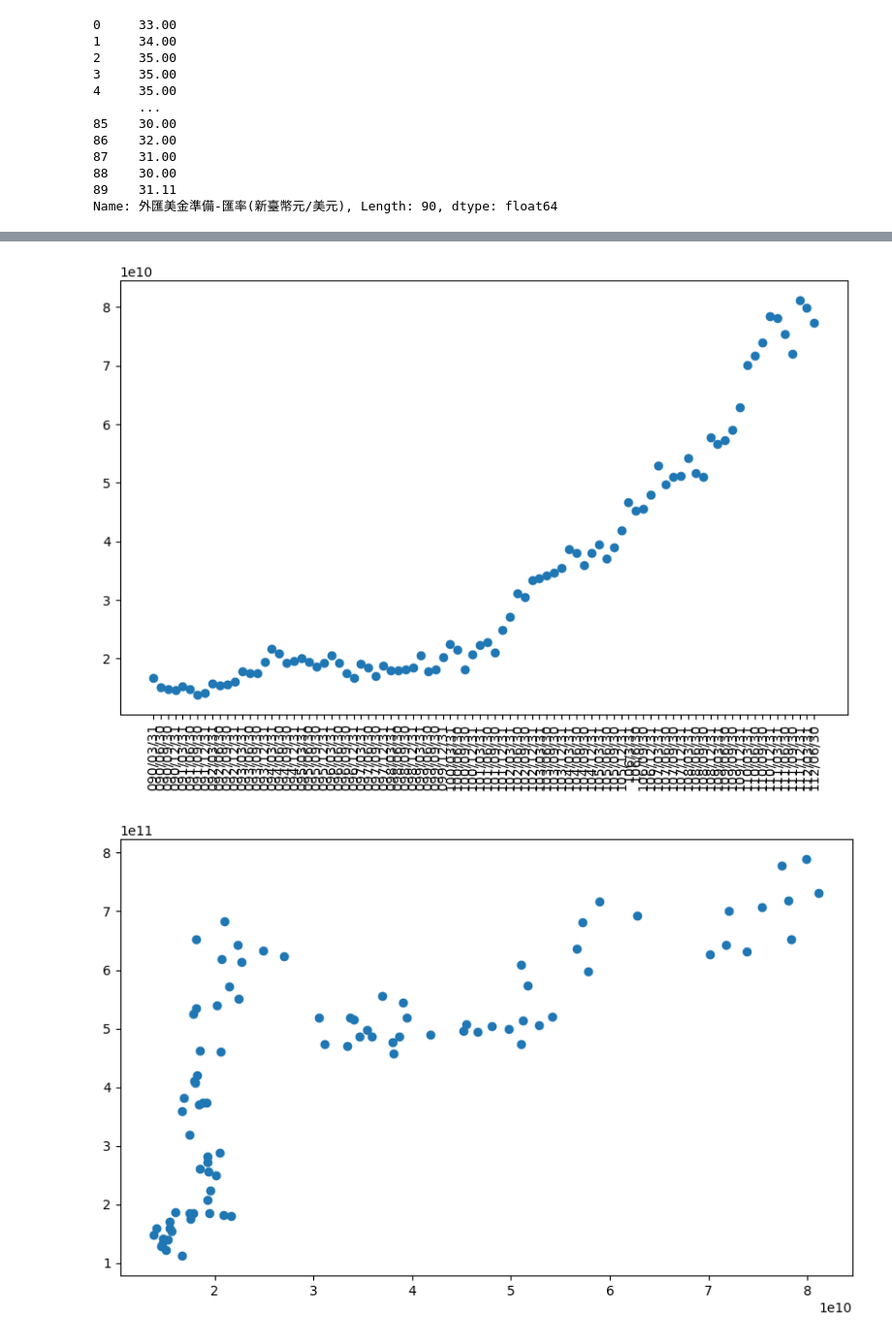
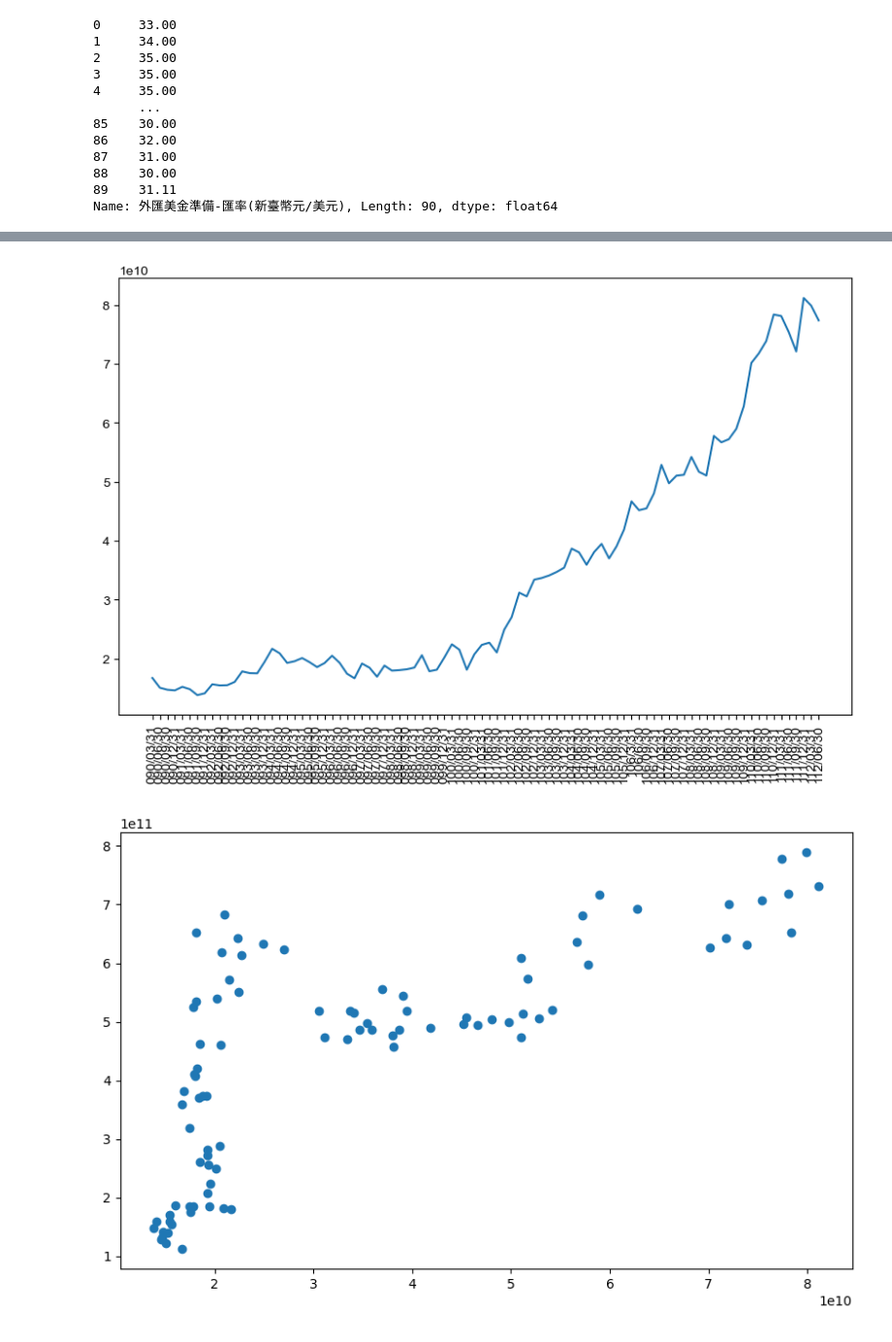
Before and after one commit to Timmylin02/Tingyu, a Jupyter notebook: HW1.ipynb, the cells around one changed output, grey strips where cells are left out. Shown at 97% size. Drawn from its saved outputs; the diff is of its cells as text; code cells hidden in the pictures.

```diff
--- a/HW1.ipynb
+++ b/HW1.ipynb
@@ -84,17 +84,17 @@ fig.show()
 # %%
 #圖表設定(時間和外匯美金的關係)
 
 X=df['日期']
 Y=df['外匯美金準備-美元']
 
 fig, ax = plt.subplots(figsize=(10, 6))
 x_ticks = np.arange(0, len(X), 1000)
 ax.tick_params(axis='x', rotation=90)
 
-ax.scatter(X, Y)
+ax.plot(X, Y)
 fig.show()
 # %% [output]
-[figure, old version]
+[figure, new version]
 # %%
 #圖表設定(外匯美金和黃金的關係)
 
```
Also changed, not shown: parts of 1 cell of this notebook.
